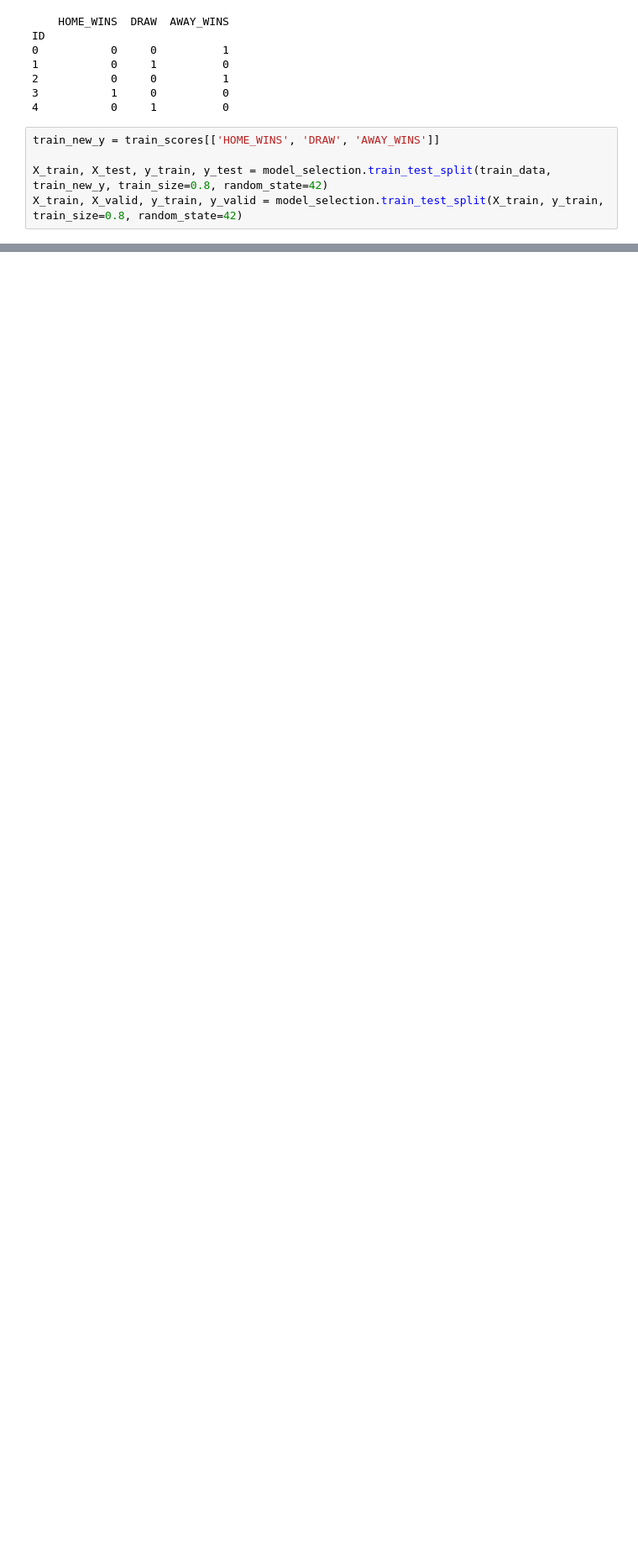
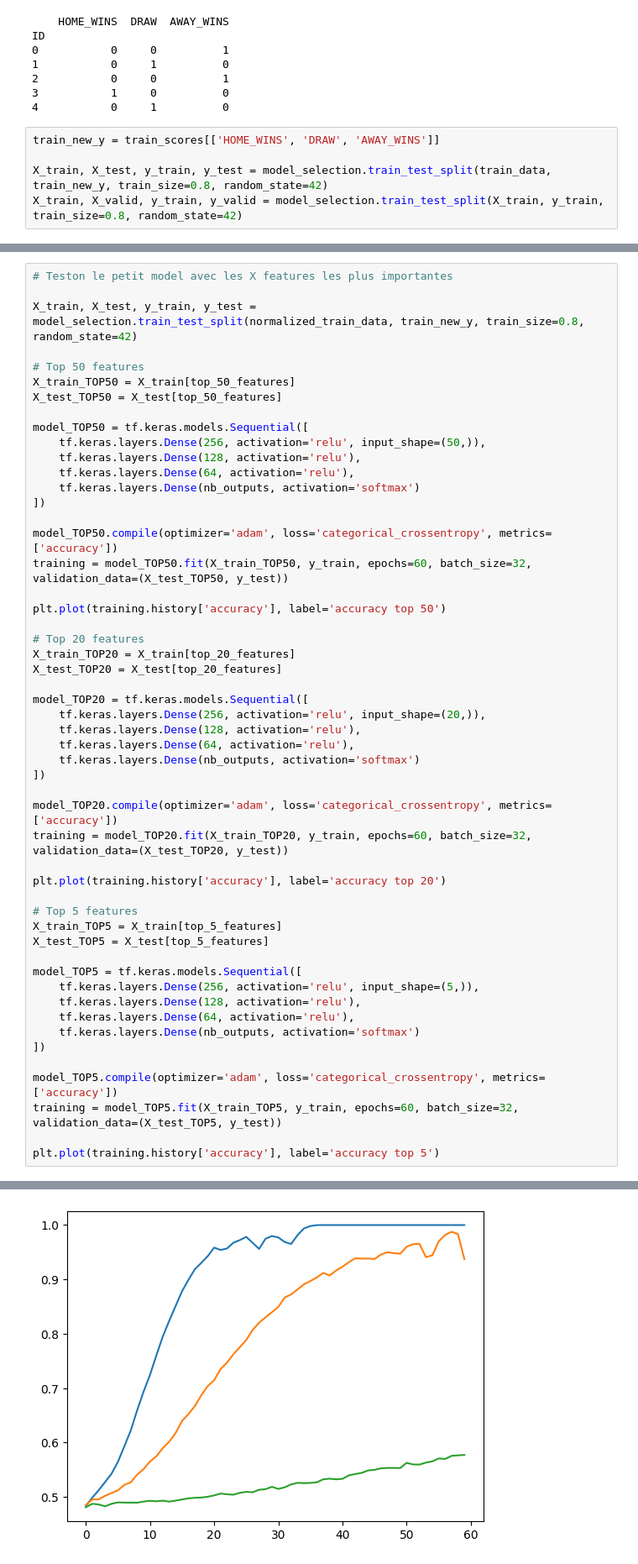
Before and after one commit to Nomehh/MachineLearning, a Jupyter notebook: start.ipynb, the cells around one changed output, grey strips where cells are left out. Shown at 84% size. Drawn from its saved outputs; the diff is of its cells as text; blank space fills up the shorter version.

```diff
--- a/start.ipynb
+++ b/start.ipynb
@@ -76,0 +296,53 @@ accuracy_score(y_test, y_pred)
+# %%
+# Teston le petit model avec les X features les plus importantes
+
+X_train, X_test, y_train, y_test = model_selection.train_test_split(normalized_train_data, train_new_y, train_size=0.8, random_state=42)
+
+# Top 50 features
+X_train_TOP50 = X_train[top_50_features]
+X_test_TOP50 = X_test[top_50_features]
+
+model_TOP50 = tf.keras.models.Sequential([
+    tf.keras.layers.Dense(256, activation='relu', input_shape=(50,)),
+    tf.keras.layers.Dense(128, activation='relu'),
+    tf.keras.layers.Dense(64, activation='relu'),
+    tf.keras.layers.Dense(nb_outputs, activation='softmax')
+])
+
+model_TOP50.compile(optimizer='adam', loss='categorical_crossentropy', metrics=['accuracy'])
+training = model_TOP50.fit(X_train_TOP50, y_train, epochs=60, batch_size=32, validation_data=(X_test_TOP50, y_test))
+
+plt.plot(training.history['accuracy'], label='accuracy top 50')
+
+# Top 20 features
+X_train_TOP20 = X_train[top_20_features]
+X_test_TOP20 = X_test[top_20_features]
+
+model_TOP20 = tf.keras.models.Sequential([
+    tf.keras.layers.Dense(256, activation='relu', input_shape=(20,)),
+    tf.keras.layers.Dense(128, activation='relu'),
+    tf.keras.layers.Dense(64, activation='relu'),
+    tf.keras.layers.Dense(nb_outputs, activation='softmax')
+])
+
+model_TOP20.compile(optimizer='adam', loss='categorical_crossentropy', metrics=['accuracy'])
+training = model_TOP20.fit(X_train_TOP20, y_train, epochs=60, batch_size=32, validation_data=(X_test_TOP20, y_test))
+
+plt.plot(training.history['accuracy'], label='accuracy top 20')
+
+# Top 5 features
+X_train_TOP5 = X_train[top_5_features]
+X_test_TOP5 = X_test[top_5_features]
+
+model_TOP5 = tf.keras.models.Sequential([
+    tf.keras.layers.Dense(256, activation='relu', input_shape=(5,)),
+    tf.keras.layers.Dense(128, activation='relu'),
+    tf.keras.layers.Dense(64, activation='relu'),
+    tf.keras.layers.Dense(nb_outputs, activation='softmax')
+])
+
+model_TOP5.compile(optimizer='adam', loss='categorical_crossentropy', metrics=['accuracy'])
+training = model_TOP5.fit(X_train_TOP5, y_train, epochs=60, batch_size=32, validation_data=(X_test_TOP5, y_test))
+
+plt.plot(training.history['accuracy'], label='accuracy top 5')
+# %% [output]
@@ -76,0 +402 @@ accuracy_score(y_test, y_pred)
+[figure, added]
```
Also changed, not shown: parts of 32 cells of this notebook.
